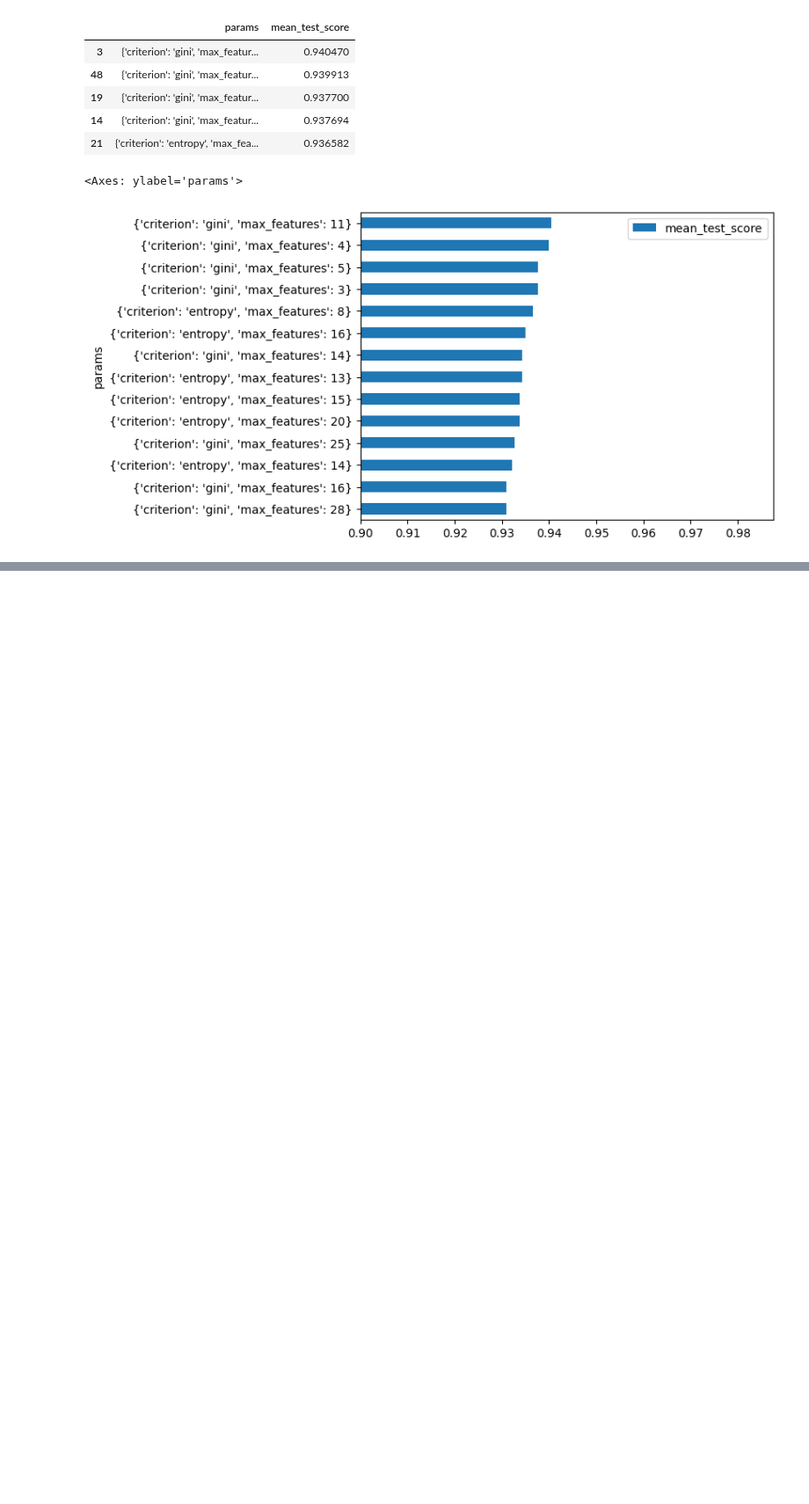
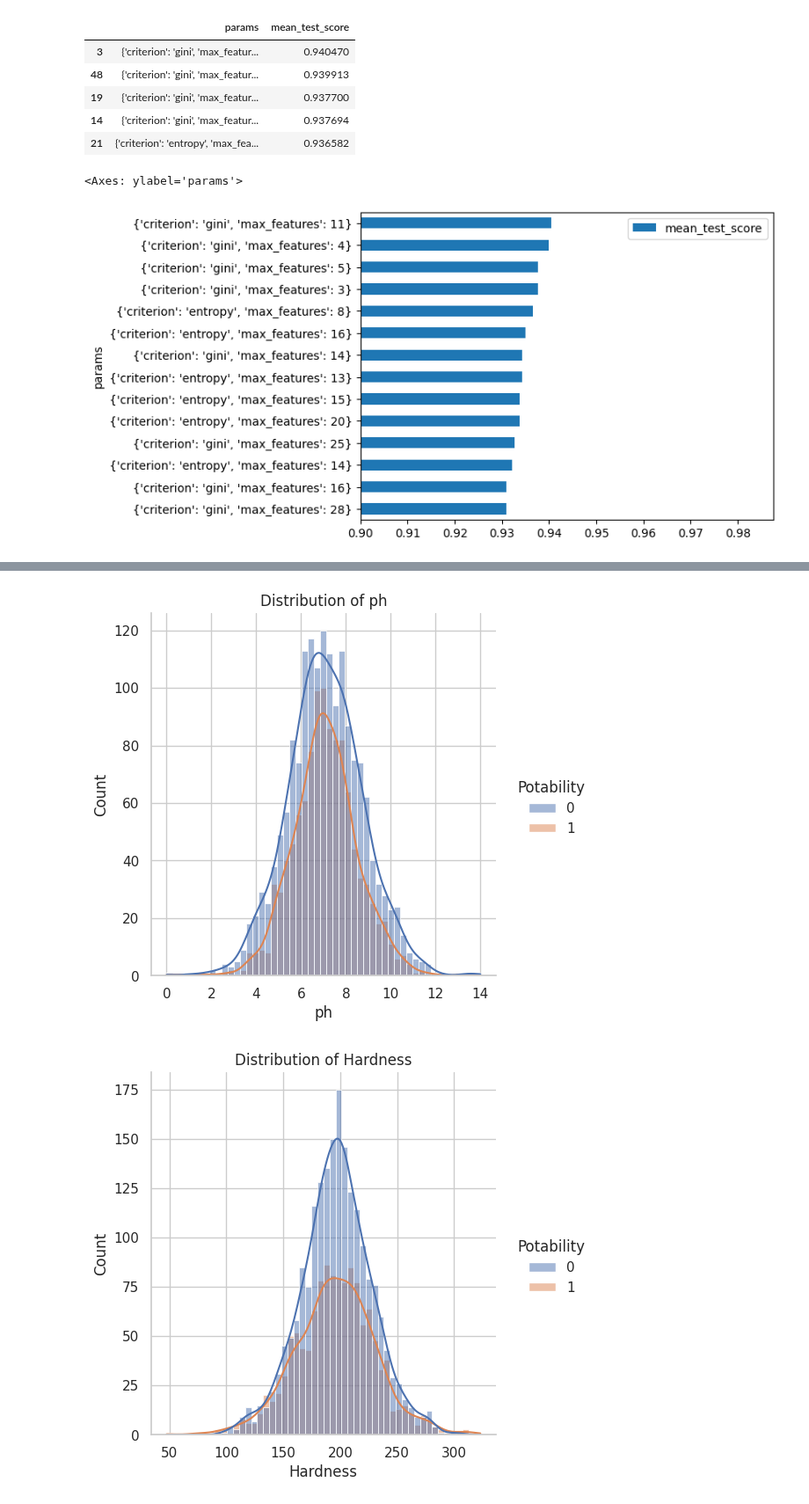
Before and after one commit to jmohsbeck1/jpmc_mle, a Jupyter notebook: HyperParms_JPMC.ipynb, the cells around one changed output, grey strips where cells are left out. Shown at 88% size. Drawn from its saved outputs; the diff is of its cells as text; code cells hidden in the pictures; blank space fills up the shorter version.

```diff
--- a/HyperParms_JPMC.ipynb
+++ b/HyperParms_JPMC.ipynb
@@ -531,3 +531,15 @@ distinct_results[distinct_results.mean_test_score > 0.93].sort_values('mean_test
 # %% [output]
 <Axes: ylabel='params'>
 [figure]
+# %%
+# Import necessary libraries
+import pandas as pd
+import seaborn as sns
+import matplotlib.pyplot as plt
+
+# Load the dataset
+url = "https://raw.githubusercontent.com/fenago/datasets/main/water_potability.csv"
+water_data = pd.read_csv(url)
+
+# Display dataset info
+print(water_data.info())
@@ -533,0 +565,10 @@ distinct_results[distinct_results.mean_test_score > 0.93].sort_values('mean_test
+# %%
+# Visualize feature distributions
+sns.set(style="whitegrid")
+for col in water_data.columns[:-1]:
+    sns.displot(data=water_data, x=col, hue="Potability", kde=True)
+    plt.title(f"Distribution of {col}")
+    plt.show()
+# %% [output]
+[figure, added]
+[figure, added]
```
Also changed, not shown: parts of 6 cells of this notebook.
